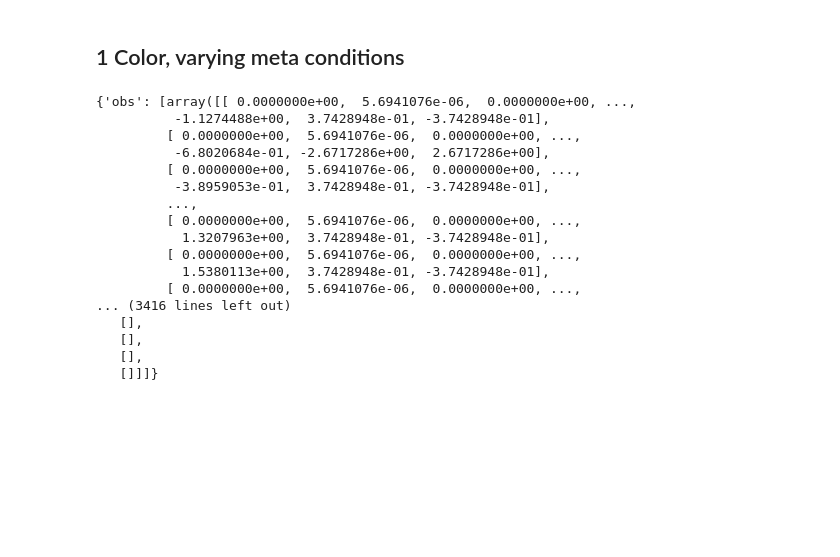
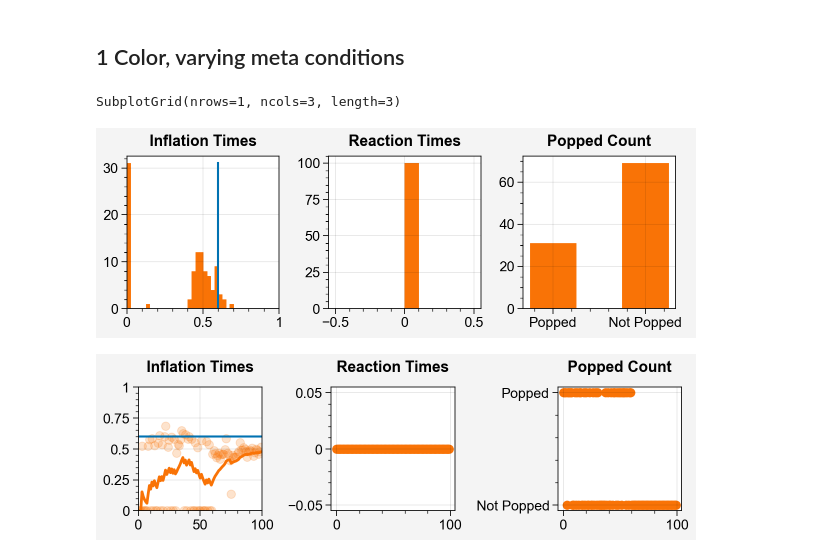
Before and after one commit to liuandrew/bart_ppo, a Jupyter notebook: write_and_test/bart_individual_episodes.ipynb, the cells around one changed output. Saved outputs shown, nothing was run; the diff lists cells and outputs as text; code cells hidden in the pictures; blank space fills up the shorter version.

```diff
--- a/write_and_test/bart_individual_episodes.ipynb
+++ b/write_and_test/bart_individual_episodes.ipynb
@@ -406,23 +445,36 @@ evalu = partial(forced_action_evaluate, data_callback=meta_bart_callback,
+# %%
+evalu = partial(forced_action_evaluate, data_callback=meta_bart_callback,
+                env_name="BartMetaEnv", num_episodes=5,
+                env_kwargs={'meta_setup': 1, 'colors_used': 1,
+                            'max_steps': 1000, 'num_balloons': 30}, seed=1,
+                deterministic=False)
+
+fix_size_evalu = partial(forced_action_evaluate, data_callback=meta_bart_callback,
+                env_name="BartMetaEnv", num_episodes=5,
+                env_kwargs={'meta_setup': 1, 'colors_used': 1,
+                            'rew_structure': 1, 'num_balloons': 100,
+                            'fix_sizes': [0, [0.2, 0.4, 0.6, 0.8, 1.0, 0], 0]},
+                seed=1,
+                deterministic=False)
+fix_size_easy_evalu = partial(forced_action_evaluate, data_callback=meta_bart_callback,
+                env_name="BartMetaEnv", num_episodes=5,
+                env_kwargs={'meta_setup': 1, 'colors_used': 1,
+                            'rew_structure': 1, 'num_balloons': 100,
+                            'inflate_noise': 0, 'pop_noise': 0,
+                            'fix_sizes': [0, [0.2, 0.4, 0.6, 0.8, 1.0, 0], 0]},
+                seed=1,
+                deterministic=False)
 # %%
-model, (obs_rms, ret_rms) = torch.load(f'../saved_checkpoints/meta/meta_r4n50_0/80.pt')
-res = evalu(model, obs_rms)
+model, (obs_rms, ret_rms) = torch.load(f'../saved_checkpoints/meta/meta_r4n50_2/120.pt')
+# res = evalu(model, obs_rms)
+res = fix_size_evalu(model, obs_rms)
+# res = fix_size_easy_evalu(model, obs_rms)
-# %%
-res
-# %% [output]
-{'obs': [array([[ 0.0000000e+00,  5.6941076e-06,  0.0000000e+00, ...,
-          -1.1274488e+00,  3.7428948e-01, -3.7428948e-01],
-         [ 0.0000000e+00,  5.6941076e-06,  0.0000000e+00, ...,
-          -6.8020684e-01, -2.6717286e+00,  2.6717286e+00],
-         [ 0.0000000e+00,  5.6941076e-06,  0.0000000e+00, ...,
-          -3.8959053e-01,  3.7428948e-01, -3.7428948e-01],
-         ...,
-         [ 0.0000000e+00,  5.6941076e-06,  0.0000000e+00, ...,
-           1.3207963e+00,  3.7428948e-01, -3.7428948e-01],
-         [ 0.0000000e+00,  5.6941076e-06,  0.0000000e+00, ...,
-           1.5380113e+00,  3.7428948e-01, -3.7428948e-01],
-         [ 0.0000000e+00,  5.6941076e-06,  0.0000000e+00, ...,
-... (3416 lines left out)
-   [],
-   [],
-   [],
-   []]]}
+# %%
+plot_ncolor_meta_ep(res, num_colors=1, ep_num=2)
+# %% [output]
+SubplotGrid(nrows=1, ncols=3, length=3)
+[figure, added]
+# %%
+plot_ncolor_meta_progression(res, num_colors=1, ep_num=2)
+# %% [output]
+[figure, added]
```
Also changed, not shown: parts of 9 cells of this notebook, 2 other files.
